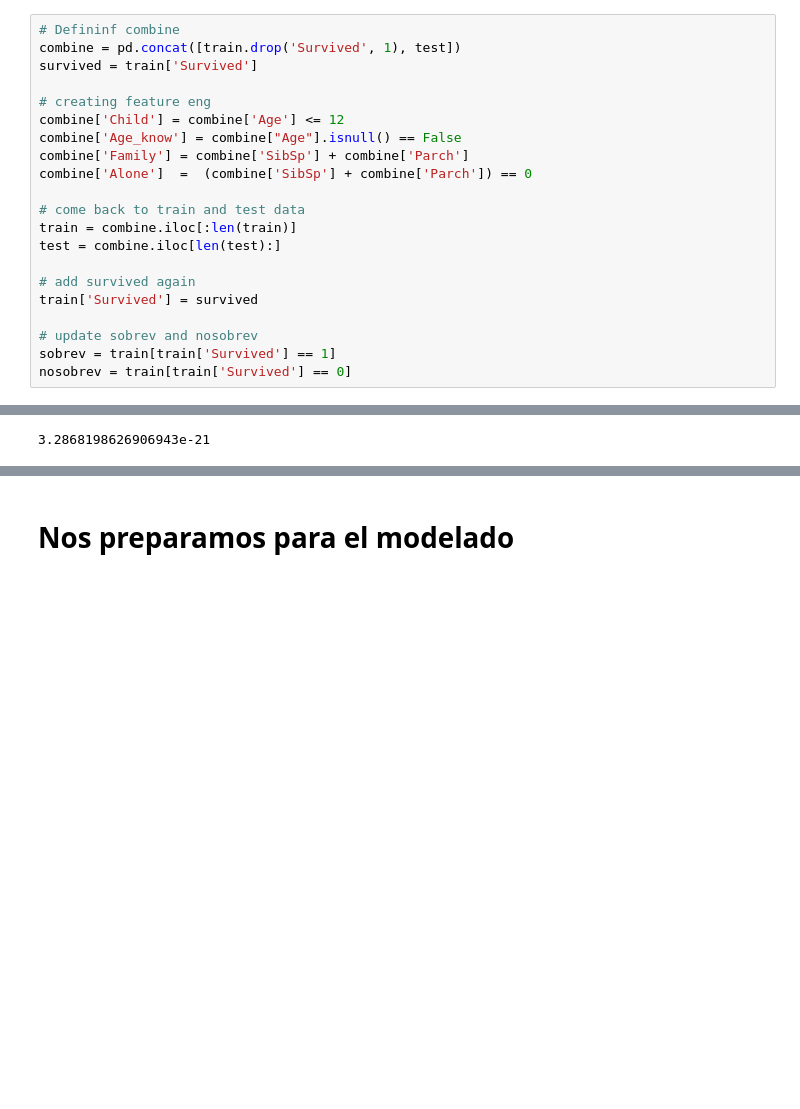
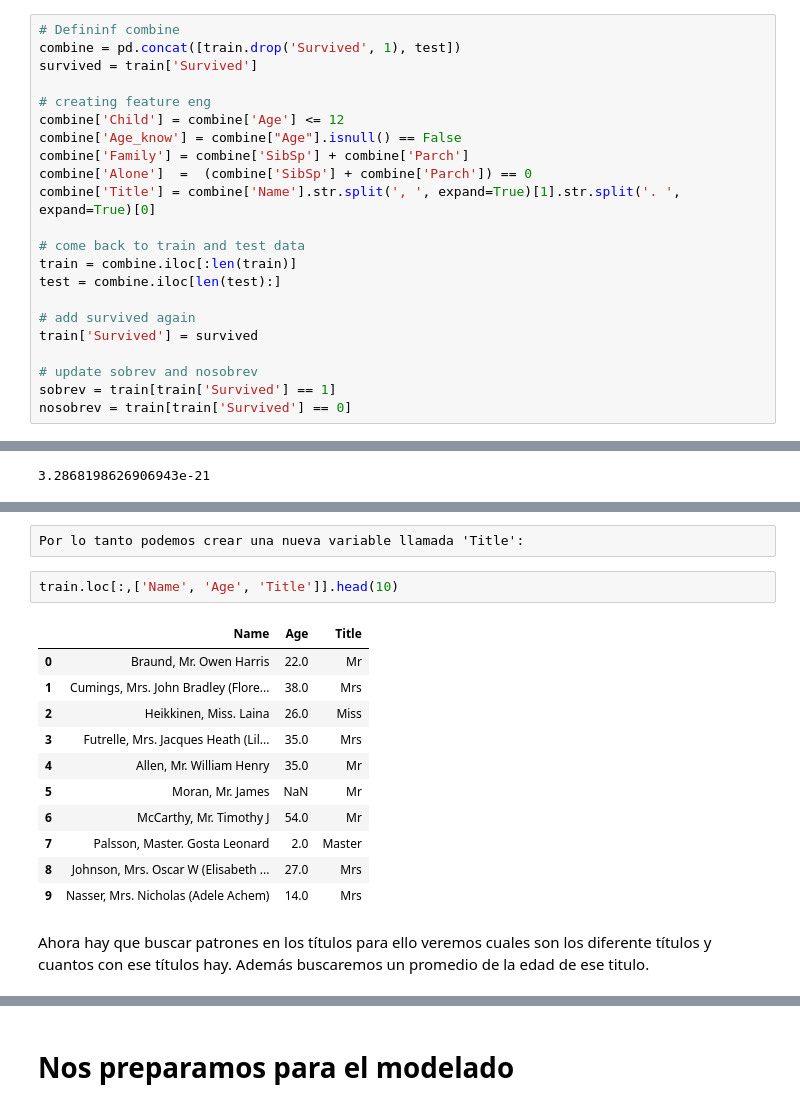
Before and after one commit to eamanu/Titanic, a Jupyter notebook: Titanic Challenge.ipynb, the cells around one changed output, grey strips where cells are left out. Saved outputs shown, nothing was run; the diff lists cells and outputs as text; blank space fills up the shorter version.

```diff
--- a/Titanic Challenge.ipynb
+++ b/Titanic Challenge.ipynb
@@ -568,6 +568,7 @@ combine['Child'] = combine['Age'] <= 12
 combine['Age_know'] = combine["Age"].isnull() == False
 combine['Family'] = combine['SibSp'] + combine['Parch']
 combine['Alone']  =  (combine['SibSp'] + combine['Parch']) == 0
+combine['Title'] = combine['Name'].str.split(', ', expand=True)[1].str.split('. ', expand=True)[0]
 
 # come back to train and test data
 train = combine.iloc[:len(train)]
@@ -735,0 +757,18 @@ stats.binom_test(x=374,n=163+374,p=175/(175.+179.))
+# %% [raw]
+Por lo tanto podemos crear una nueva variable llamada 'Title':
+# %%
+train.loc[:,['Name', 'Age', 'Title']].head(10)
+# %% [output]
+|  | Name | Age | Title |
+| 0 | Braund, Mr. Owen Harris | 22.0 | Mr |
+| 1 | Cumings, Mrs. John Bradley (Flore... | 38.0 | Mrs |
+| 2 | Heikkinen, Miss. Laina | 26.0 | Miss |
+| 3 | Futrelle, Mrs. Jacques Heath (Lil... | 35.0 | Mrs |
+| 4 | Allen, Mr. William Henry | 35.0 | Mr |
+| 5 | Moran, Mr. James | NaN | Mr |
+| 6 | McCarthy, Mr. Timothy J | 54.0 | Mr |
+| 7 | Palsson, Master. Gosta Leonard | 2.0 | Master |
+| 8 | Johnson, Mrs. Oscar W (Elisabeth ... | 27.0 | Mrs |
+| 9 | Nasser, Mrs. Nicholas (Adele Achem) | 14.0 | Mrs |
+# %% [markdown]
+Ahora hay que buscar patrones en los títulos para ello veremos cuales son los diferente títulos y cuantos con ese títulos hay. Además buscaremos un promedio de la edad de ese titulo.
```
Also changed, not shown: parts of 10 cells of this notebook.
